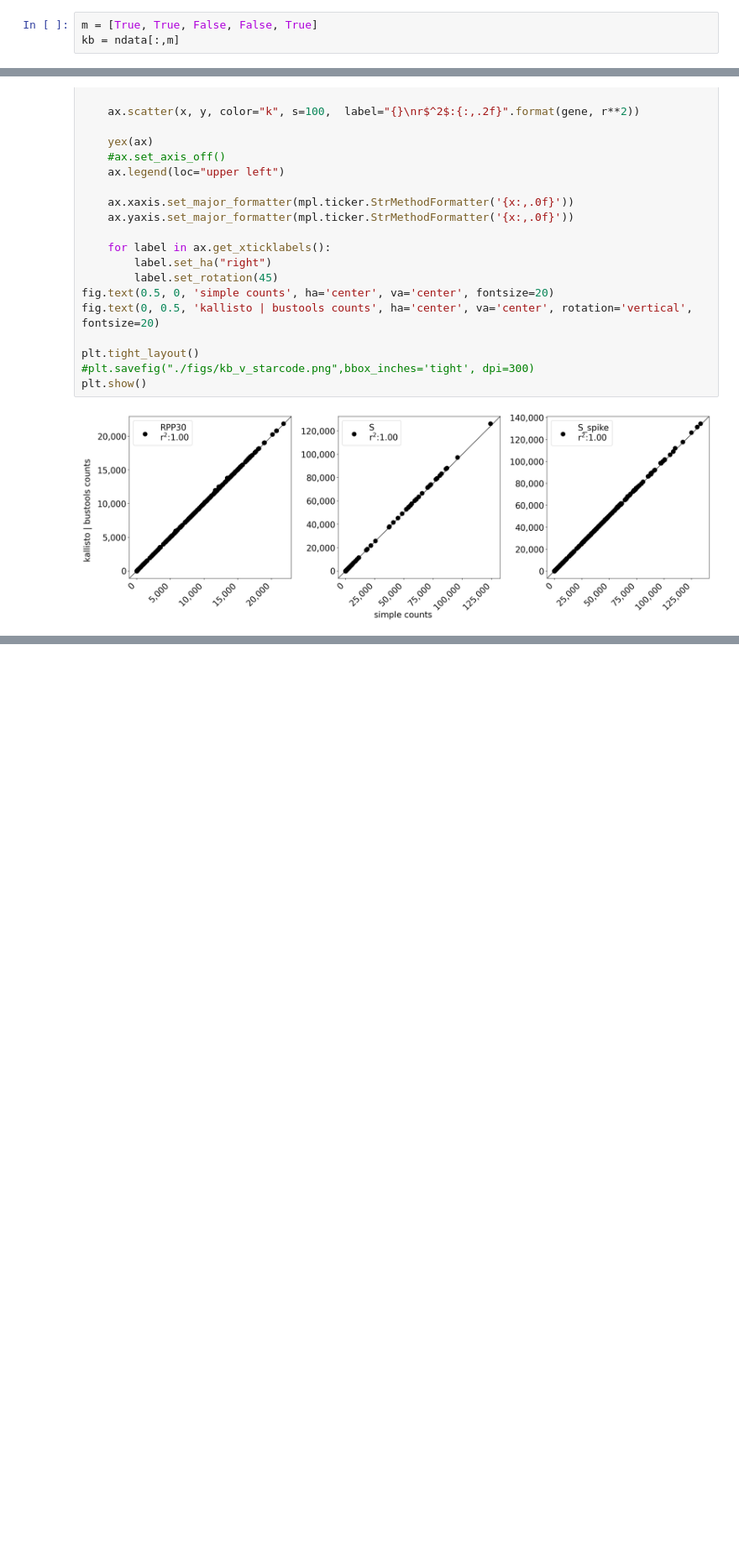
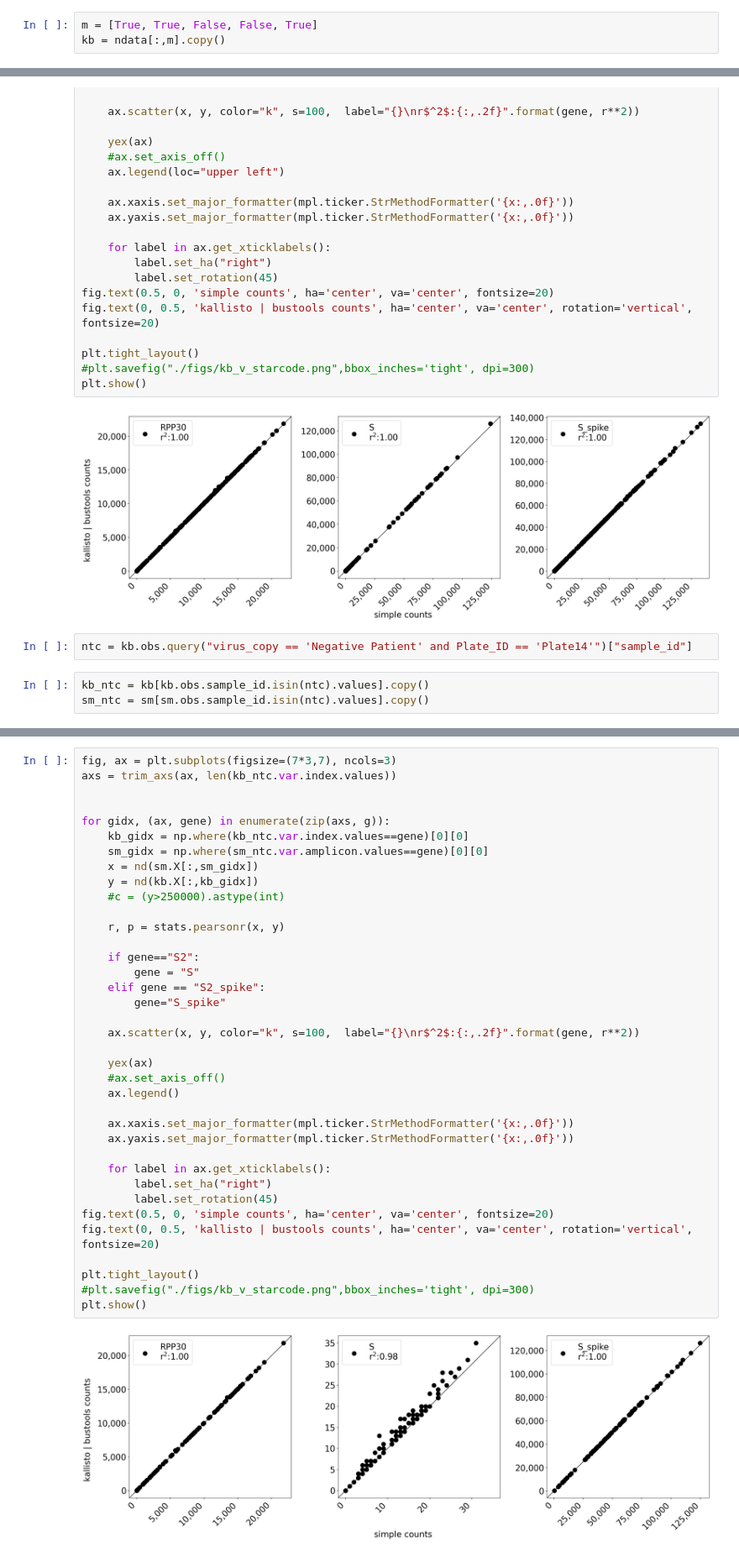
Before and after one commit to joshsbloom/swabseq, a Jupyter notebook: kb/notebooks/comparison_v19.ipynb, the cells around one changed output, grey strips where cells are left out. Shown: that part at 84% size. Drawn from its saved outputs; the diff is of its cells as text; blank space fills up the shorter version.

Commit message:
added plots for zero wells

```diff
--- a/kb/notebooks/comparison_v19.ipynb
+++ b/kb/notebooks/comparison_v19.ipynb
@@ -212,6 +212,6 @@ gene_map = {
 }
 # %%
 m = [True, True, False, False, True]
-kb = ndata[:,m]
+kb = ndata[:,m].copy()
 # %%
 kb.var.index = kb.var.index.map(gene_map).values
@@ -320,3 +293,8 @@ plt.tight_layout()
 plt.show()
 # %% [output]
 [figure]
+# %%
+ntc = kb.obs.query("virus_copy == 'Negative Patient' and Plate_ID == 'Plate14'")["sample_id"]
+# %%
+kb_ntc = kb[kb.obs.sample_id.isin(ntc).values].copy()
+sm_ntc = sm[sm.obs.sample_id.isin(ntc).values].copy()
@@ -322,0 +303,39 @@ plt.show()
+# %%
+fig, ax = plt.subplots(figsize=(7*3,7), ncols=3)
+axs = trim_axs(ax, len(kb_ntc.var.index.values))
+
+
+for gidx, (ax, gene) in enumerate(zip(axs, g)):
+    kb_gidx = np.where(kb_ntc.var.index.values==gene)[0][0]
+    sm_gidx = np.where(sm_ntc.var.amplicon.values==gene)[0][0]
+    x = nd(sm.X[:,sm_gidx])
+    y = nd(kb.X[:,kb_gidx])
+    #c = (y>250000).astype(int)
+
+    r, p = stats.pearsonr(x, y)
+
+    if gene=="S2":
+        gene = "S"
+    elif gene == "S2_spike":
+        gene="S_spike"
+
+    ax.scatter(x, y, color="k", s=100,  label="{}\nr$^2$:{:,.2f}".format(gene, r**2))
+
+    yex(ax)
+    #ax.set_axis_off()
+    ax.legend()
+
+    ax.xaxis.set_major_formatter(mpl.ticker.StrMethodFormatter('{x:,.0f}'))
+    ax.yaxis.set_major_formatter(mpl.ticker.StrMethodFormatter('{x:,.0f}'))
+
+    for label in ax.get_xticklabels():
+        label.set_ha("right")
+        label.set_rotation(45)
+fig.text(0.5, 0, 'simple counts', ha='center', va='center', fontsize=20)
+fig.text(0, 0.5, 'kallisto | bustools counts', ha='center', va='center', rotation='vertical', fontsize=20)
+
+plt.tight_layout()
+#plt.savefig("./figs/kb_v_starcode.png",bbox_inches='tight', dpi=300)
+plt.show()
+# %% [output]
+[figure, added]
```
Also changed, not shown: parts of 10 cells of this notebook.
